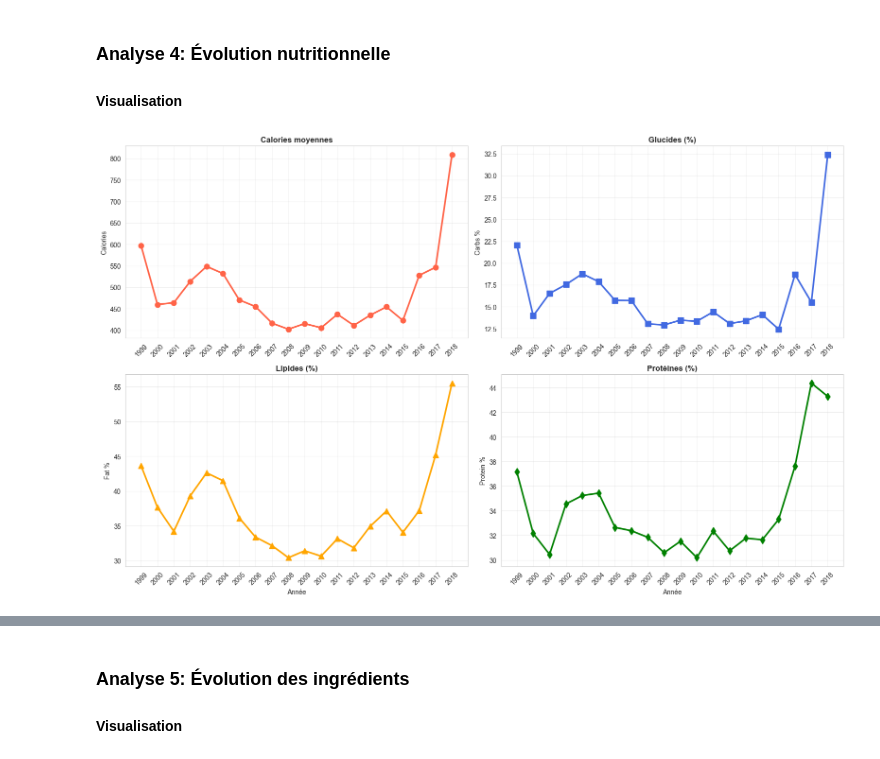
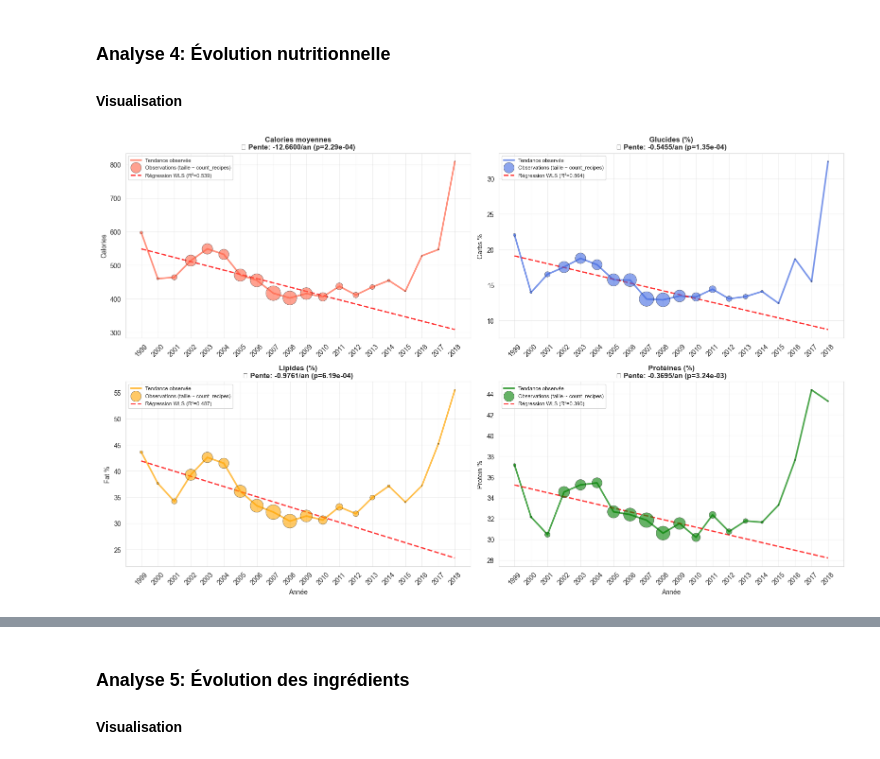
Before and after one commit to julienlafrance/backtothefuturekitchen, a Jupyter notebook: 00_eda/01_long_term/recipe/recipe_analysis_trendline.ipynb, the cells around one changed output, grey strips where cells are left out. Drawn from its saved outputs; the diff is of its cells as text; code cells hidden in the pictures.

```diff
--- a/00_eda/01_long_term/recipe/recipe_analysis_trendline.ipynb
+++ b/00_eda/01_long_term/recipe/recipe_analysis_trendline.ipynb
@@ -354,49 +571,84 @@ NameError: name 'X' is not defined
 # %%
 # 📊 Agrégation nutrition par année (Calories, Glucides, Lipides, Protéines)
 nutrition_by_year = (
     df.group_by("year")
     .agg([pl.mean("calories").alias("mean_calories"), pl.mean("carb_pct").alias("mean_carbs"),
-          pl.mean("total_fat_pct").alias("mean_fat"), pl.mean("protein_pct").alias("mean_protein")])
+          pl.mean("total_fat_pct").alias("mean_fat"), pl.mean("protein_pct").alias("mean_protein"),
+          pl.count("id").alias("count_recipes")])
     .sort("year").to_pandas())
 
+# --- CALCUL DES RÉGRESSIONS WLS POUR CHAQUE MÉTRIQUE ---
+import statsmodels.api as sm
 
+X_year = nutrition_by_year['year'].values
+w = nutrition_by_year['count_recipes'].values
+
+metrics_config = {
+    'mean_calories': {'color': 'tomato', 'marker': 'o', 'title': 'Calories moyennes', 'ylabel': 'Calories'},
+    'mean_carbs': {'color': 'royalblue', 'marker': 's', 'title': 'Glucides (%)', 'ylabel': 'Carbs %'},
+    'mean_fat': {'color': 'orange', 'marker': '^', 'title': 'Lipides (%)', 'ylabel': 'Fat %'},
+    'mean_protein': {'color': 'green', 'marker': 'd', 'title': 'Protéines (%)', 'ylabel': 'Protein %'}
+}
+
+regressions = {}
+for metric_col in metrics_config.keys():
+    y = nutrition_by_year[metric_col].values
+    X_const = sm.add_constant(X_year)
+    wls_model = sm.WLS(y, X_const, weights=w)
+    wls_result = wls_model.fit()
+    y_pred = wls_result.predict(X_const)
+    r2_w = 1 - np.average((y - y_pred)**2, weights=w) / np.average((y - np.average(y, weights=w))**2, weights=w)
+
+    regressions[metric_col] = {
+        'y_pred': y_pred,
+        'slope': wls_result.params[1],
+        'intercept': wls_result.params[0],
+        'r2': r2_w,
+        'p_value': wls_result.pvalues[1]
+    }
+
+# --- CALCUL DES TAILLES DE BULLES ---
+sizes = (w / w.max()) * 500  # Taille max = 500
+
+# --- VISUALISATION AVEC COURBES + BULLES + RÉGRESSIONS ---
 fig, axes = plt.subplots(2, 2, figsize=(16, 10))
-axes[0,0].plot(nutrition_by_year['year'], nutrition_by_year['mean_calories'],
-               marker='o', linewidth=2.5, color='tomato', markersize=8)
-axes[0,0].set_title('Calories moyennes', fontsize=12, fontweight='bold')
-axes[0,0].set_ylabel('Calories')
-axes[0,0].grid(True, alpha=0.3)
-axes[0,0].set_xticks(nutrition_by_year['year'])
-axes[0,0].set_xticklabels([int(y) for y in nutrition_by_year['year']], rotation=45)
+axes_flat = [axes[0,0], axes[0,1], axes[1,0], axes[1,1]]
 
-axes[0,1].plot(nutrition_by_year['year'], nutrition_by_year['mean_carbs'],
-               marker='s', linewidth=2.5, color='royalblue', markersize=8)
-axes[0,1].set_title('Glucides (%)', fontsize=12, fontweight='bold')
-axes[0,1].set_ylabel('Carbs %')
-axes[0,1].grid(True, alpha=0.3)
-axes[0,1].set_xticks(nutrition_by_year['year'])
-axes[0,1].set_xticklabels([int(y) for y in nutrition_by_year['year']], rotation=45)
+for ax, (metric_col, config) in zip(axes_flat, metrics_config.items()):
+    reg = regressions[metric_col]
 
-axes[1,0].plot(nutrition_by_year['year'], nutrition_by_year['mean_fat'],
-               marker='^', linewidth=2.5, color='orange', markersize=8)
-axes[1,0].set_title('Lipides (%)', fontsize=12, fontweight='bold')
-axes[1,0].set_xlabel('Année')
-axes[1,0].set_ylabel('Fat %')
-axes[1,0].grid(True, alpha=0.3)
-axes[1,0].set_xticks(nutrition_by_year['year'])
-axes[1,0].set_xticklabels([int(y) for y in nutrition_by_year['year']], rotation=45)
+    # Courbe originale (ligne continue)
+    ax.plot(nutrition_by_year['year'], nutrition_by_year[metric_col],
+            linewidth=2.5, color=config['color'], alpha=0.7,
+            label='Tendance observée', zorder=1)
 
-axes[1,1].plot(nutrition_by_year['year'], nutrition_by_year['mean_protein'],
-               marker='d', linewidth=2.5, color='green', markersize=8)
-axes[1,1].set_title('Protéines (%)', fontsize=12, fontweight='bold')
-axes[1,1].set_xlabel('Année')
-axes[1,1].set_ylabel('Protein %')
-axes[1,1].grid(True, alpha=0.3)
-axes[1,1].set_xticks(nutrition_by_year['year'])
-axes[1,1].set_xticklabels([int(y) for y in nutrition_by_year['year']], rotation=45)
+    # Bulles (scatter) proportionnelles à count_recipes
+    ax.scatter(nutrition_by_year['year'], nutrition_by_year[metric_col],
+               s=sizes, alpha=0.6, color=config['color'],
+               edgecolors='black', linewidths=0.5,
+               label='Observations (taille ~ count_recipes)', zorder=3)
+
+    # Ligne de régression
+    ax.plot(nutrition_by_year['year'], reg['y_pred'],
+            color='red', linewidth=2, linestyle='--', alpha=0.8,
+            label=f'Régression WLS (R²={reg["r2"]:.3f})', zorder=2)
+
+    # Titre avec significativité
+    sig_icon = '✅' if reg['p_value'] < 0.05 else '❌'
+    title_text = f"{config['title']}\n{sig_icon} Pente: {reg['slope']:+.4f}/an (p={reg['p_value']:.2e})"
+    ax.set_title(title_text, fontsize=11, fontweight='bold')
+
+    ax.set_ylabel(config['ylabel'])
+    if ax in [axes[1,0], axes[1,1]]:
+        ax.set_xlabel('Année')
+
+    ax.grid(True, alpha=0.3)
+    ax.set_xticks(nutrition_by_year['year'])
+    ax.set_xticklabels([int(y) for y in nutrition_by_year['year']], rotation=45)
+    ax.legend(loc='best', fontsize=8)
 
 plt.tight_layout()
 plt.show()
 # %% [output]
-[figure, old version]
+[figure, new version]
 # %% [markdown]
```
Also changed, not shown: parts of 33 cells of this notebook.
